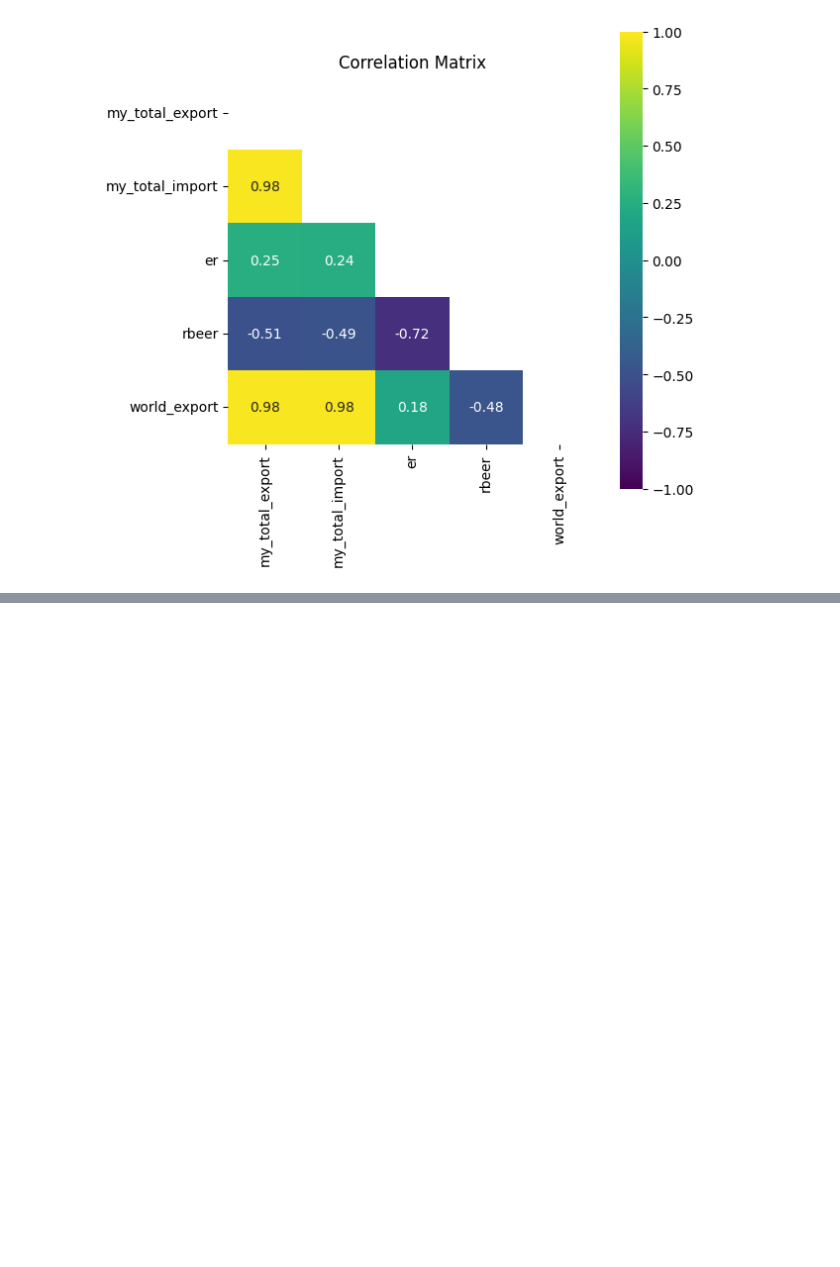
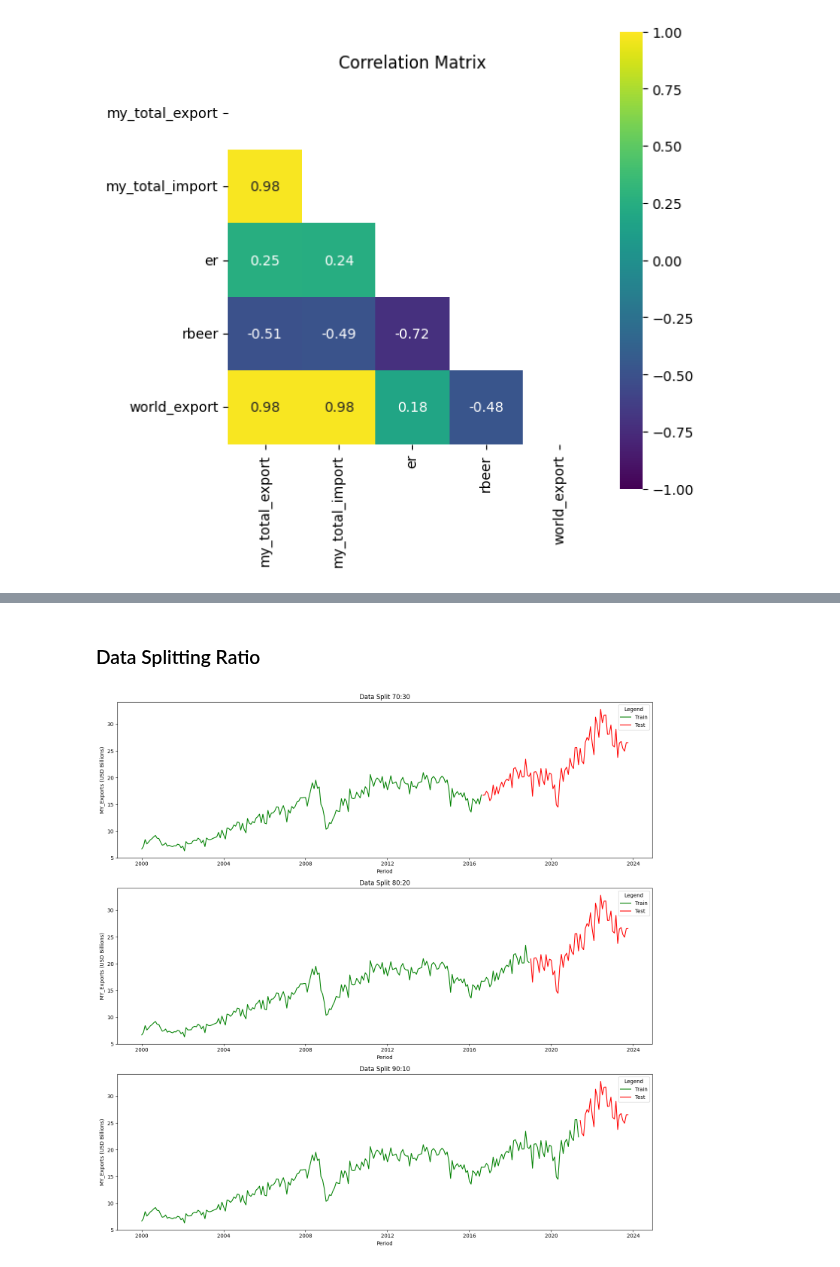
Before and after one commit to jhwong97/wqd7002-forecasting-export-project, a Jupyter notebook: test_code_area.ipynb, the cells around one changed output, grey strips where cells are left out. Cells and saved outputs as stored; diff of their text form; code cells hidden in the pictures; blank space fills up the shorter version.

```diff
--- a/test_code_area.ipynb
+++ b/test_code_area.ipynb
@@ -975,0 +997,43 @@ plt.show()
+# %% [markdown]
+### Data Splitting Ratio
+# %%
+# Function to split the data into train dataset and test dataset
+def data_split(split_ratio, data):
+    train_data_list = []
+    test_data_list = []
+    for value in split_ratio:
+        train_size = int(value * len(data))
+        test_size = len(data) - train_size
+        train_data = df_model_actual.iloc[:train_size]
+        test_data = df_model_actual.iloc[train_size:]
+        train_data_list.append(train_data)
+        test_data_list.append(test_data)
+    return train_data_list, test_data_list
+
+# Function to plot the chart to showcase the train dataset and test dataset for validation purposes.\
+def plot_data_split(split_ratio, data, attribute, nrow, ncol, figsize_x, figsize_y):
+    train_data_list, test_data_list = data_split(split_ratio, data)
+    fig, axs = plt.subplots(nrow, ncol, figsize = (figsize_x,figsize_y))
+
+    for count in range(len(train_data_list)):
+        train_data = pd.DataFrame(train_data_list[count][attribute])
+        train_data['Legend'] = 'Train'
+        test_data = pd.DataFrame(test_data_list[count][attribute])
+        test_data['Legend'] = 'Test'
+        df =pd.concat([train_data, test_data])
+
+        sns.lineplot(ax = axs[count], data = df, x ='date', y='my_total_export', hue ='Legend', palette=['green','red'])
+        axs[count].set_title(f"Data Split {int(split_ratio[count]*100)}:{round((int(1)-split_ratio[count])*100)}")
+        axs[count].set(xlabel = 'Period', ylabel = "MY_Exports (USD Billions)")
+
+    plt.tight_layout()
+    plt.show()
+# %%
+split_ratio = [0.7, 0.8, 0.9]
+data = df_model_actual
+
+train_data_list, test_data_list = data_split(split_ratio, data)
+# %%
+plot_data_split(split_ratio, data, attribute=['my_total_export'], nrow=3, ncol=1, figsize_x=15, figsize_y=15)
+# %% [output]
+[figure, added]
```
Also changed, not shown: parts of 8 cells of this notebook.
